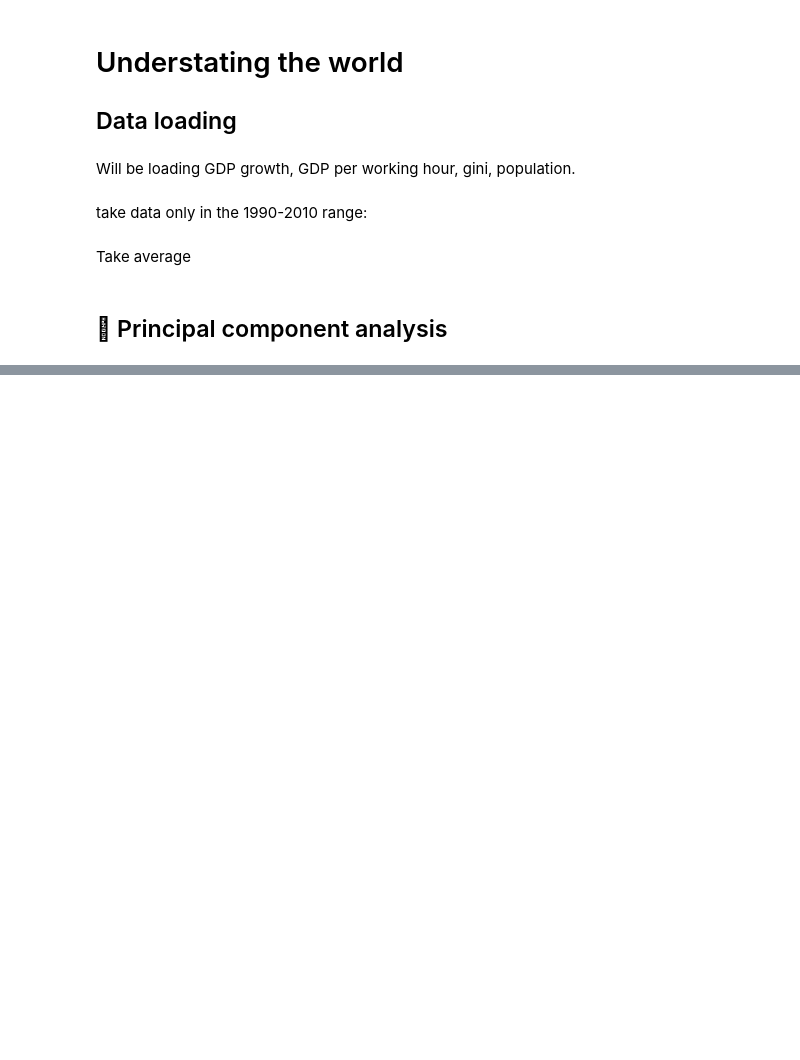
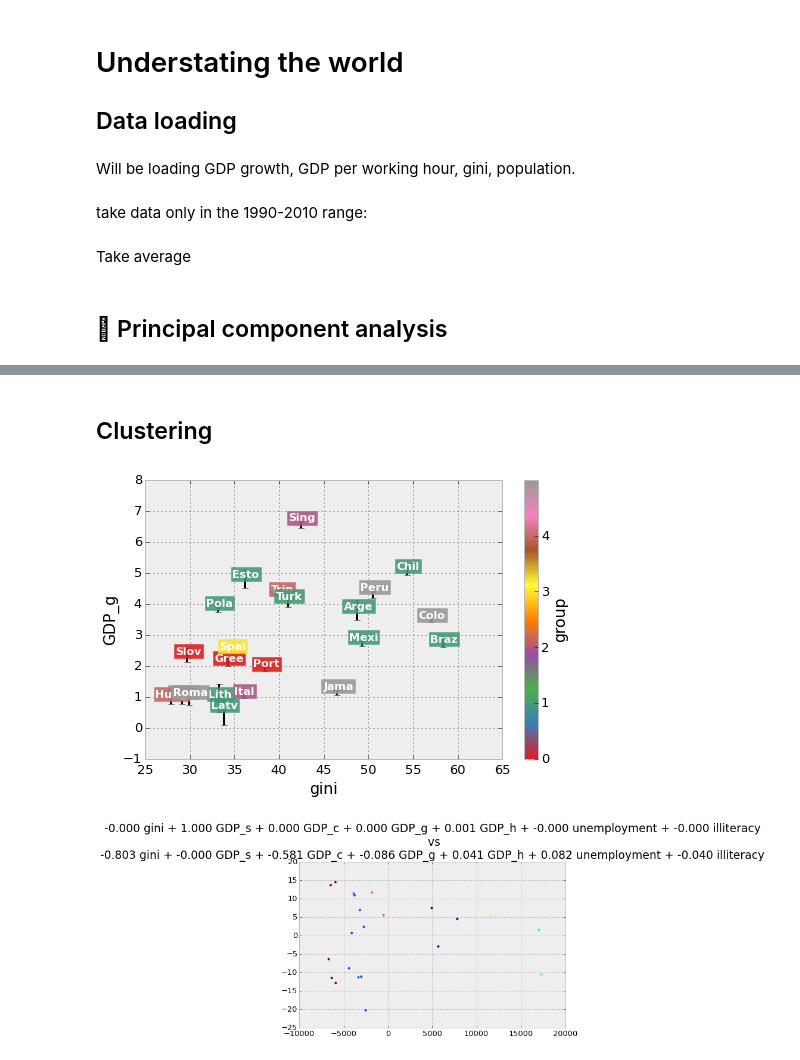
Before and after one commit to giulioungaretti/stats2013, a Jupyter notebook: Project2/DATA_loading.ipynb, the cells around one changed output, grey strips where cells are left out. Drawn from its saved outputs; the diff is of its cells as text; code cells hidden in the pictures; blank space fills up the shorter version.

```diff
--- a/Project2/DATA_loading.ipynb
+++ b/Project2/DATA_loading.ipynb
@@ -27,11 +117,10 @@ data_folder = './data/' # make it future proof
 gini = pd.read_csv(str(data_folder)+'gini-index.csv',skip_footer=2, index_col=0)
 gdp_growth =  pd.read_csv(str(data_folder)+'gdp-growth-annual.csv',skip_footer=2, index_col=0)
 GPP_h = pd.read_csv(str(data_folder)+'gdp-per-working-hour-constant.csv',index_col=0, skipfooter=3)
-population = pd.read_csv(str(data_folder)+'population-growth-annual.csv',index_col=0, skipfooter=3)
+population = pd.read_csv(str(data_folder)+'total-population.csv',index_col=0, skipfooter=4)
+gpdsum =  pd.read_csv(str(data_folder)+'data_summary',index_col=0)
+gdp_c =  pd.read_csv(str(data_folder)+'gdp-per-capita-current-us.csv',index_col=0, skipfooter=3)
+unemployment = pd.read_csv(str(data_folder)+'unemployment-total-of-total-labo.csv',index_col=0, skipfooter=4)
+illiteracy = pd.read_csv(str(data_folder)+'adult-illiterate-population-male-2.csv',index_col=0, skipfooter=4)
 # %% [markdown]
 take data only in the 1990-2010 range:
-# %%
-gini = gini[(gini.index >= 1990) & (gini.index <= 2010)]
-gdp_growth = gdp_growth[(gdp_growth.index >= 1990) & (gdp_growth.index <= 2010)]
-GPP_h = GPP_h[(GPP_h.index >= 1990) & (GPP_h.index <= 2010)]
-population = population[(population.index >= 1990) & (population.index <= 2010)]
@@ -119,0 +181,12 @@ for label, x, y   in zip(B.index, B.gini, B.gdp_growth):
+# %% [markdown]
+## Clustering
+# %%
+k_means = KMeans(n_clusters=6)#,random_state=10)
+k_means.fit(X);
+y_pred = k_means.predict(X)
+crit = 'GDP_g'
+plot, label = Kmeans_do(X,summary, crit,y_pred,indicator1='gini')
+pca_labeled = pca_do(X, c =label)
+# %% [output]
+[figure, added]
+[figure, added]
```
Also changed, not shown: parts of 10 cells of this notebook, 3 other files.
